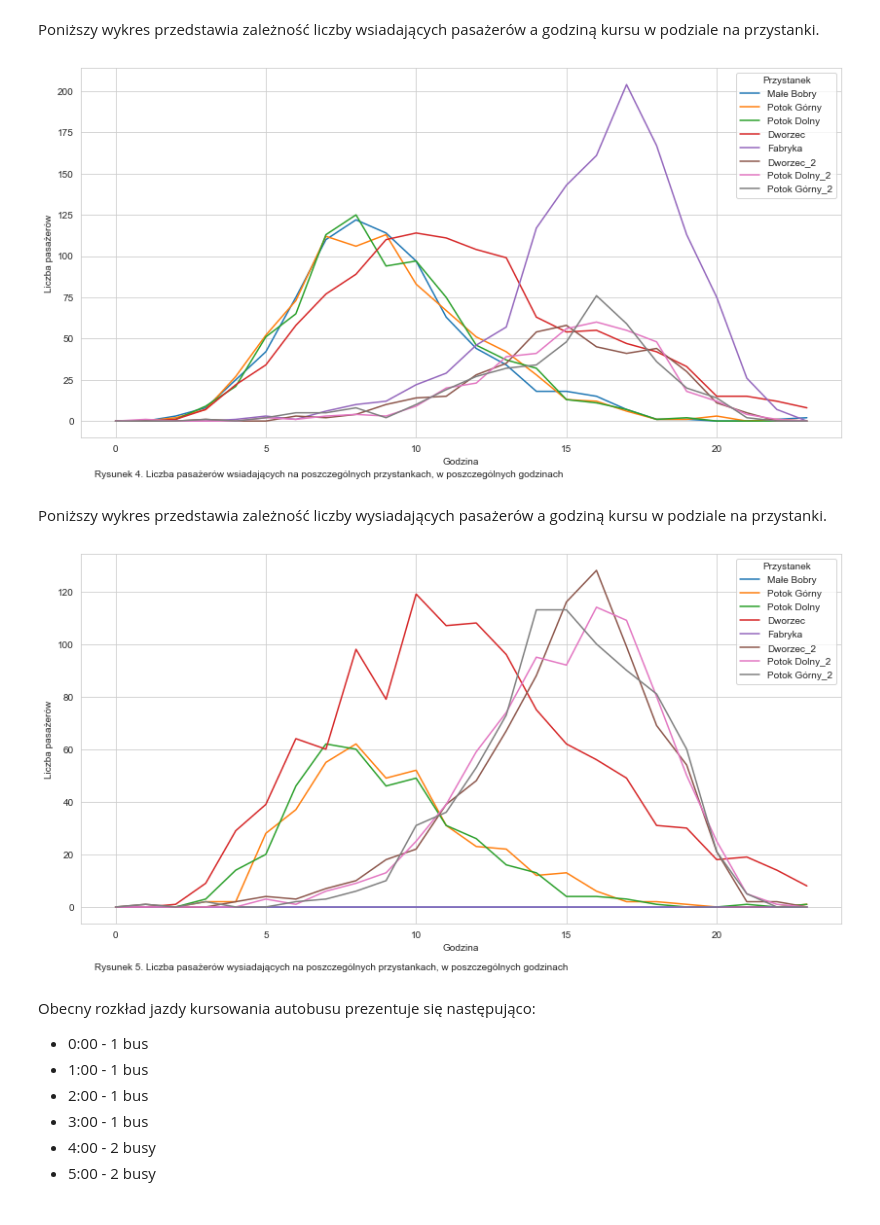
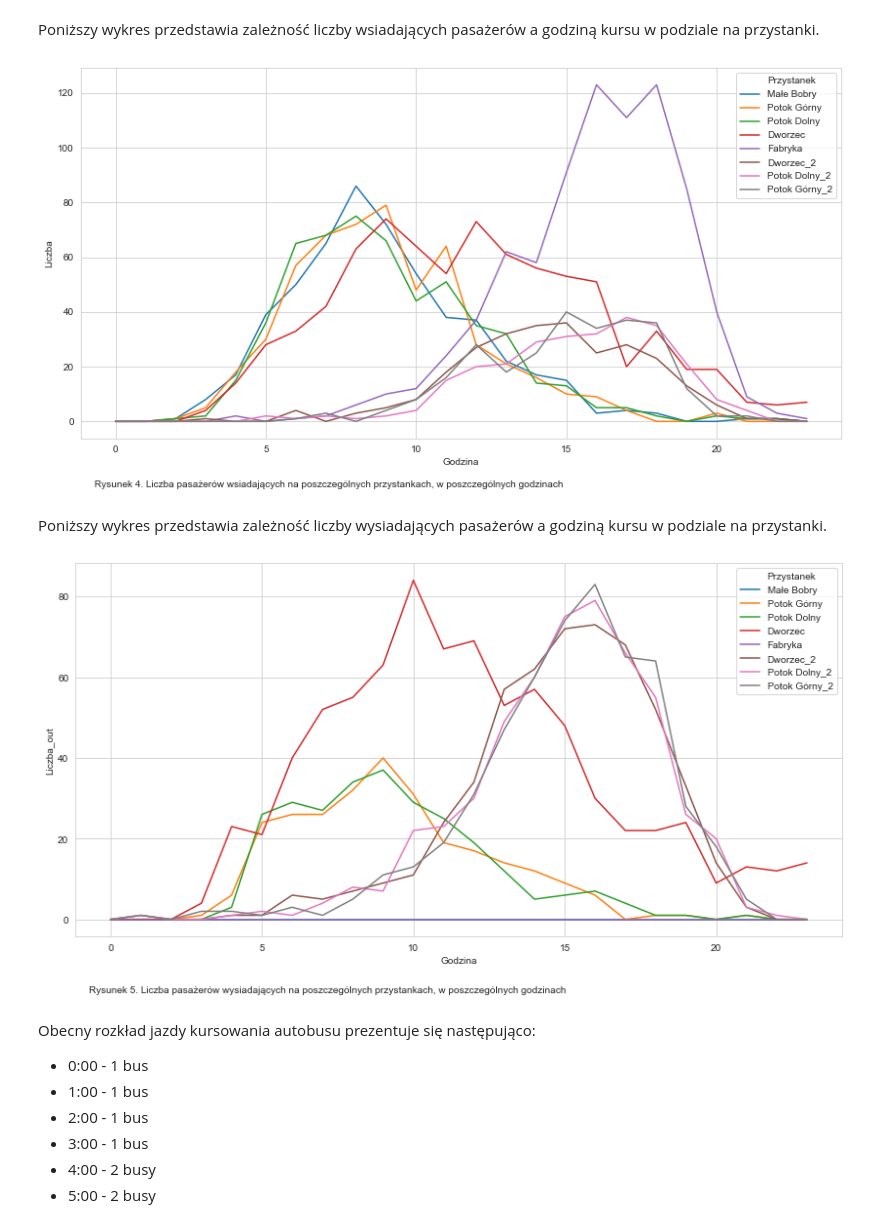
Before and after one commit to fmordarski/Passengers-simulation, a Jupyter notebook: Raport_MZK.ipynb, the cells around one changed output. Saved outputs shown, nothing was run; the diff lists cells and outputs as text; code cells hidden in the pictures.

```diff
--- a/Raport_MZK.ipynb
+++ b/Raport_MZK.ipynb
@@ -137,22 +134,17 @@ plt.text(-0.3, -1.2, "Rysunek 1. Funkcja popytu na usługi transportowe firmy We
 Na poniższym wykresie możemy zaobserwować jak zmienia się liczba pasażerów wsiadających na wszystkich przystankach w zależności od godziny kursu.
 # %%
 # Łaczna liczba pasażerów wsiadających
-
-cena_biletu=2
-passengers = simulate_passengers(cena_biletu)
-
+cena_biletu=2.8
 lista_h = list(range(0,24))
 lista_pass = []
 pass_l = 0
-for key,value in passengers.items():
+for key,value in simulate_passengers(cena_biletu).items():
     pass_l = 0
     for k, v in value.items():
         pass_l += (v['in'])
     lista_pass.append(pass_l)
 df = pd.DataFrame({'Godzina': lista_h, 'Liczba': lista_pass} )
 fig, ax = plt.subplots(figsize=(10,5))
-plt.plot(lista_h, lista_pass)
-plt.xlabel('Godzina')
-plt.ylabel('Liczba pasażerów')
-plt.text(-.7, -110,'Rysunek 2. Łączna liczba pasażerów wsiadających na wszystkich przystankach, w poszczególnych godzinach');
+sns.lineplot(data=df,x='Godzina',y='Liczba')
+plt.text(-.7, -84,'Rysunek 2. Łączna liczba pasażerów wsiadających na wszystkich przystankach, w poszczególnych godzinach');
 # %% [output]
@@ -186,25 +176,23 @@ Poniższy wykres przedstawia zależność liczby wsiadających pasażerów a god
 # %%
 lista_h = []
 for h in range(0,24):
     lista = [h]*8
     lista_h += lista
 stops = []
-
 for i in range(0,24):
     s = ["Małe Bobry", "Potok Górny", "Potok Dolny", "Dworzec", "Fabryka",
            "Dworzec_2", "Potok Dolny_2", "Potok Górny_2"]
     stops += s
-
 lista_pass = []
-for key,value in passengers.items():
+for key,value in simulate_passengers(cena_biletu).items():
     for k, v in value.items():
         lista_pass.append(v['in'])
-df = pd.DataFrame({'Godzina': lista_h, 'Przystanek': stops, 'Liczba pasażerów': lista_pass} )
+df = pd.DataFrame({'Godzina': lista_h, 'Przystanek': stops, 'Liczba': lista_pass} )
 fig, ax = plt.subplots(figsize=(14,7))
-sns.lineplot(data=df,x='Godzina',y='Liczba pasażerów',hue='Przystanek')
-plt.text(-.7, -34, 'Rysunek 4. Liczba pasażerów wsiadających na poszczególnych przystankach, w poszczególnych godzinach');
+sns.lineplot(data=df,x='Godzina',y='Liczba',hue='Przystanek')
+plt.text(-.7, -24, 'Rysunek 4. Liczba pasażerów wsiadających na poszczególnych przystankach, w poszczególnych godzinach');
 # %% [output]
-[figure, old version]
+[figure, new version]
 # %% [markdown]
 Poniższy wykres przedstawia zależność liczby wysiadających pasażerów a godziną kursu w podziale na przystanki.
 # %%
@@ -220,19 +208,19 @@ for i in range(0,24):
     stops += s
 
 lista_pass_out = []
-for key2,value2 in passengers.items():
+for key2,value2 in simulate_passengers(cena_biletu).items():
     for k2, v2 in value2.items():
         if 'out' not in v2:
             lista_pass_out.append(0)
         else:
             lista_pass_out.append(v2['out'])
-df = pd.DataFrame({'Godzina': lista_h, 'Przystanek': stops, 'Liczba pasażerów': lista_pass_out} )
+df = pd.DataFrame({'Godzina': lista_h, 'Przystanek': stops, 'Liczba_out': lista_pass_out} )
 
 fig, ax = plt.subplots(figsize=(14,7))
-sns.lineplot(data=df,x='Godzina',y='Liczba pasażerów',hue='Przystanek')
-plt.text(-.7, -24, 'Rysunek 5. Liczba pasażerów wysiadających na poszczególnych przystankach, w poszczególnych godzinach');
+sns.lineplot(data=df,x='Godzina',y='Liczba_out',hue='Przystanek')
+plt.text(-.7, -18, 'Rysunek 5. Liczba pasażerów wysiadających na poszczególnych przystankach, w poszczególnych godzinach');
 # %% [output]
-[figure, old version]
+[figure, new version]
 # %%
 def random_times(n, num_terms = None):
     output = []
```
Also changed, not shown: parts of 20 cells of this notebook.
